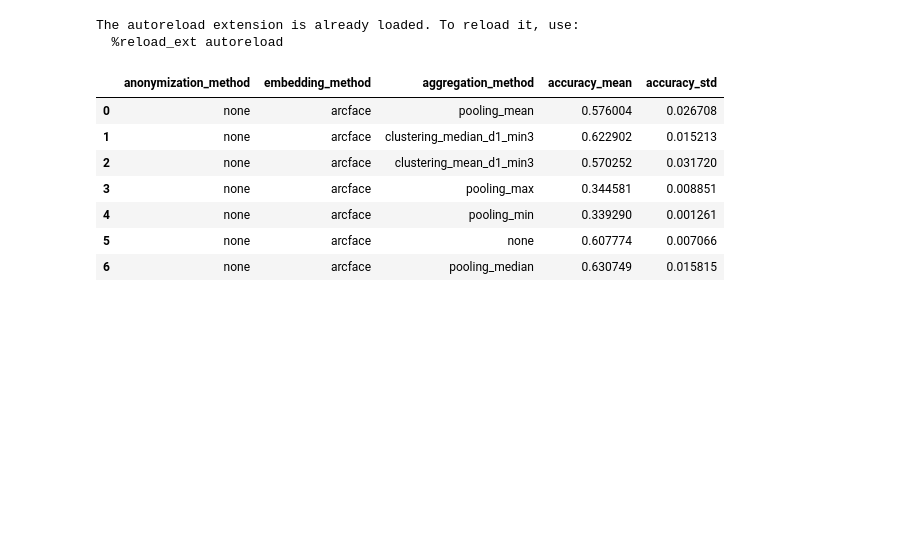
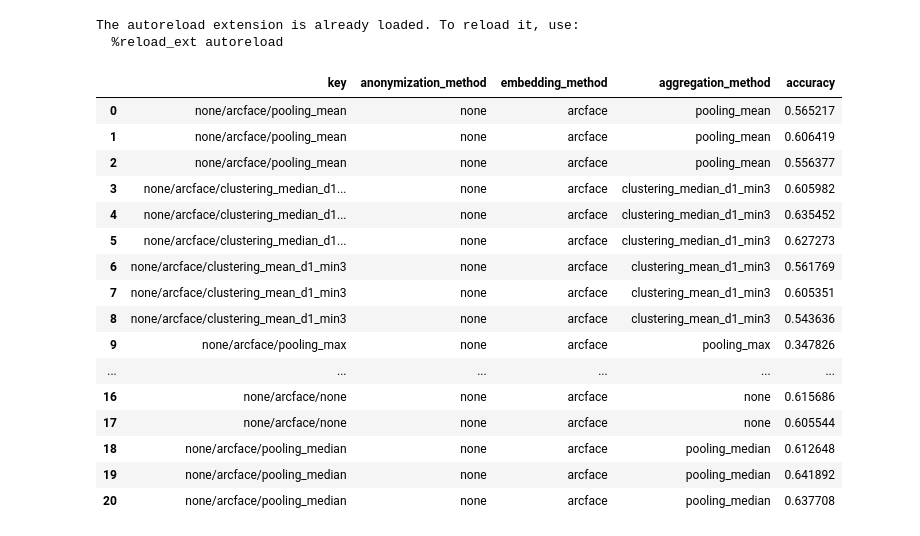
Before and after one commit to wagpa/meles, a Jupyter notebook: src/notebooks/03_visualization.ipynb, the cells around one changed output. Saved outputs shown, nothing was run; the diff lists cells and outputs as text; code cells hidden in the pictures; blank space fills up the shorter version.

```diff
--- a/src/notebooks/03_visualization.ipynb
+++ b/src/notebooks/03_visualization.ipynb
@@ -13,36 +12,44 @@ The autoreload extension is already loaded. To reload it, use:
 # %%
 # Load all datasets from the results directory
 # Pattern: "scoring/{anonymization_method}/{embedding_method}/{aggregation_method}/scores.parquet"
 SCORES_PATH = Path("../../results/scoring")
 
 _scores = []
 for anonymization_method in SCORES_PATH.iterdir():
     if not anonymization_method.is_dir():
         continue
     for embedding_method in anonymization_method.iterdir():
         if not embedding_method.is_dir():
             continue
         for aggregation_method in embedding_method.iterdir():
             if not aggregation_method.is_dir():
                 continue
-            _score = pd.read_parquet(str(aggregation_method))
-            _accuracy_mean = _score["accuracy"].mean()
-            _accuracy_std = _score["accuracy"].std()
-            _scores.append({
-                "anonymization_method": anonymization_method.name,
-                "embedding_method": embedding_method.name,
-                "aggregation_method": aggregation_method.name,
-                "accuracy_mean": _accuracy_mean,
-                "accuracy_std": _accuracy_std,
-            })
+            _score = pd.read_parquet(str(aggregation_method / "scores.parquet"))
+            for _, _s in _score.iterrows():
+                _scores.append({
+                    "key": f"{anonymization_method.name}/{embedding_method.name}/{aggregation_method.name}",
+                    "anonymization_method": anonymization_method.name,
+                    "embedding_method": embedding_method.name,
+                    "aggregation_method": aggregation_method.name,
+                    "accuracy": _s["accuracy"],
+                })
 scores = pd.DataFrame(_scores)
 scores
 # %% [output]
-|  | anonymization_method | embedding_method | aggregation_method | accuracy_mean | accuracy_std |
-| 0 | none | arcface | pooling_mean | 0.576004 | 0.026708 |
-| 1 | none | arcface | clustering_median_d1_min3 | 0.622902 | 0.015213 |
-| 2 | none | arcface | clustering_mean_d1_min3 | 0.570252 | 0.031720 |
-| 3 | none | arcface | pooling_max | 0.344581 | 0.008851 |
-| 4 | none | arcface | pooling_min | 0.339290 | 0.001261 |
-| 5 | none | arcface | none | 0.607774 | 0.007066 |
-| 6 | none | arcface | pooling_median | 0.630749 | 0.015815 |
+|  | key | anonymization_method | embedding_method | aggregation_method | accuracy |
+| 0 | none/arcface/pooling_mean | none | arcface | pooling_mean | 0.565217 |
+| 1 | none/arcface/pooling_mean | none | arcface | pooling_mean | 0.606419 |
+| 2 | none/arcface/pooling_mean | none | arcface | pooling_mean | 0.556377 |
+| 3 | none/arcface/clustering_median_d1... | none | arcface | clustering_median_d1_min3 | 0.605982 |
+| 4 | none/arcface/clustering_median_d1... | none | arcface | clustering_median_d1_min3 | 0.635452 |
+| 5 | none/arcface/clustering_median_d1... | none | arcface | clustering_median_d1_min3 | 0.627273 |
+| 6 | none/arcface/clustering_mean_d1_min3 | none | arcface | clustering_mean_d1_min3 | 0.561769 |
+| 7 | none/arcface/clustering_mean_d1_min3 | none | arcface | clustering_mean_d1_min3 | 0.605351 |
+| 8 | none/arcface/clustering_mean_d1_min3 | none | arcface | clustering_mean_d1_min3 | 0.543636 |
+| 9 | none/arcface/pooling_max | none | arcface | pooling_max | 0.347826 |
+| ... | ... | ... | ... | ... | ... |
+| 16 | none/arcface/none | none | arcface | none | 0.615686 |
+| 17 | none/arcface/none | none | arcface | none | 0.605544 |
+| 18 | none/arcface/pooling_median | none | arcface | pooling_median | 0.612648 |
+| 19 | none/arcface/pooling_median | none | arcface | pooling_median | 0.641892 |
+| 20 | none/arcface/pooling_median | none | arcface | pooling_median | 0.637708 |
```
Also changed, not shown: parts of 2 cells of this notebook, 1 other file.
